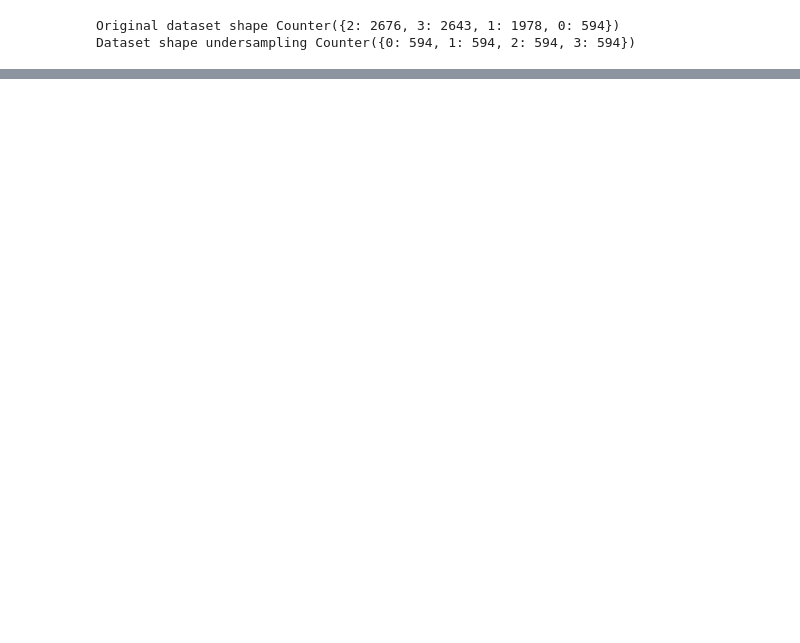
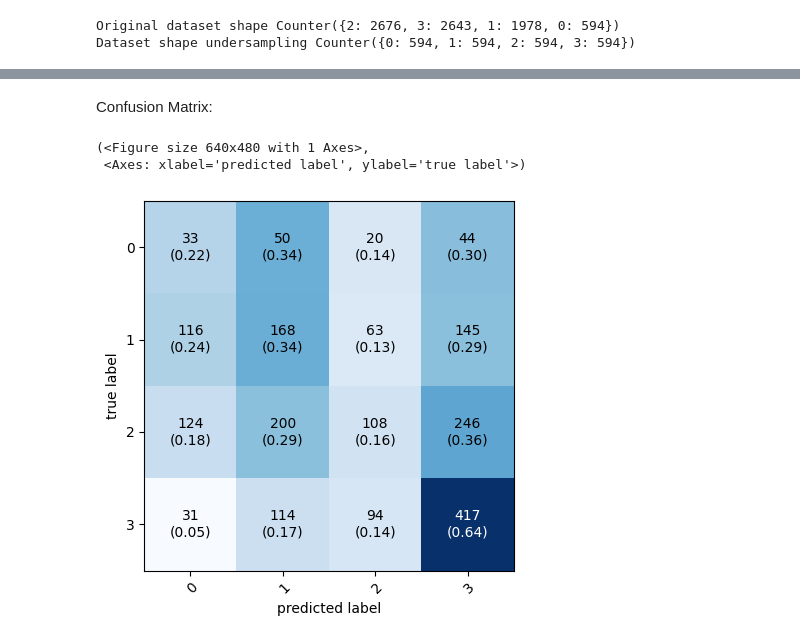
Before and after one commit to claraferreirabatista/30000-spotify-songs-machine-learning-popularidade, a Jupyter notebook: Parte_do_pedro.ipynb, the cells around one changed output, grey strips where cells are left out. Drawn from its saved outputs; the diff is of its cells as text; code cells hidden in the pictures; blank space fills up the shorter version.

```diff
--- a/Parte_do_pedro.ipynb
+++ b/Parte_do_pedro.ipynb
@@ -64,0 +39,10 @@ plt.show()
+# %%
+from sklearn.model_selection import train_test_split
+from sklearn.metrics import classification_report, accuracy_score
+
+df.drop(columns = ['mode', 'key', 'playlist_genre', 'playlist_subgenre'], inplace = True)
+
+# Scaling numerical columns
+numerical_columns = ['danceability', 'energy',  'loudness',  'speechiness', 'acousticness', 'instrumentalness', 'liveness', 'valence', 'tempo', 'duration_ms']
+scaler = StandardScaler()
+df[numerical_columns] = scaler.fit_transform(df[numerical_columns])
@@ -116,0 +157,27 @@ plot_confusion_matrix(conf_mat = cm_sem_under, show_normed = True, class_names =
+# %%
+from sklearn.model_selection import GridSearchCV
+# Define the parameter grid to search through
+param_grid = {
+    'kernel': ['linear', 'poly', 'rbf'],  # Different kernels to try
+    'C': [ 0.1,1, 10],  # Different C values to try
+    'gamma': ['scale', 'auto'],  # gamma for 'rbf' kernel
+    'break_ties':[True,False]
+    # Add more hyperparameters as needed
+}
+
+svm_grid = SVC()
+
+# Perform Grid Search with cross-validation
+grid_search = GridSearchCV(svm_grid, param_grid, cv=6, scoring='f1', verbose=1, n_jobs=-1)
+grid_result = grid_search.fit(X_res, y_res)
+
+# Get the best parameters found by Grid Search
+best_params = grid_result.best_params_
+print("Best Parameters:", best_params)
+
+# Get the best model
+best_model = grid_result.best_estimator_
+
+# Evaluate the best model on the test set
+predictions_grid = best_model.predict(X_test)
+print(classification_report(y_test, predictions_grid))
@@ -116,0 +199,9 @@ plot_confusion_matrix(conf_mat = cm_sem_under, show_normed = True, class_names =
+# %% [markdown]
+Confusion Matrix:
+# %%
+cm_grid = confusion_matrix(y_test, predictions_grid)
+plot_confusion_matrix(conf_mat = cm_grid, show_normed = True, class_names = [0,1,2,3])
+# %% [output]
+(<Figure size 640x480 with 1 Axes>,
+ <Axes: xlabel='predicted label', ylabel='true label'>)
+[figure, added]
```
Also changed, not shown: parts of 36 cells of this notebook.
